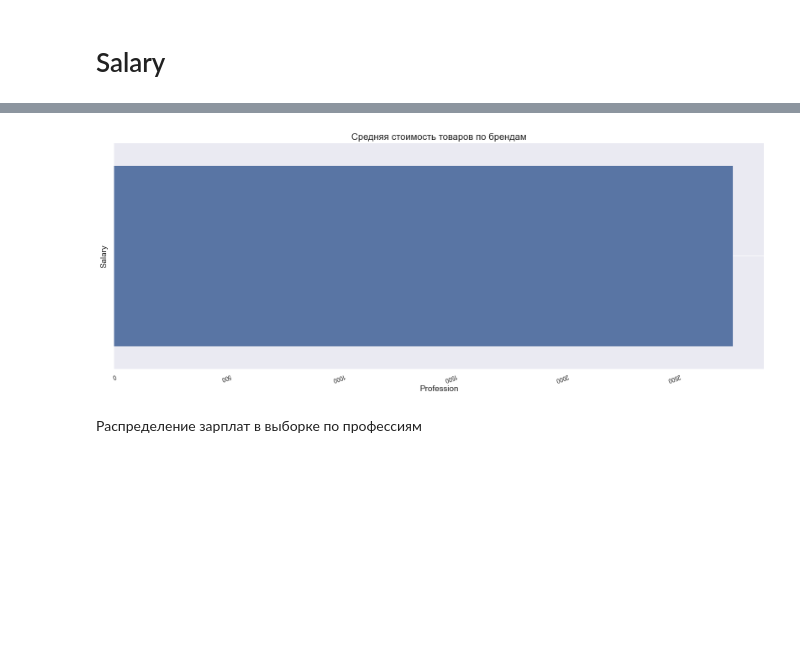
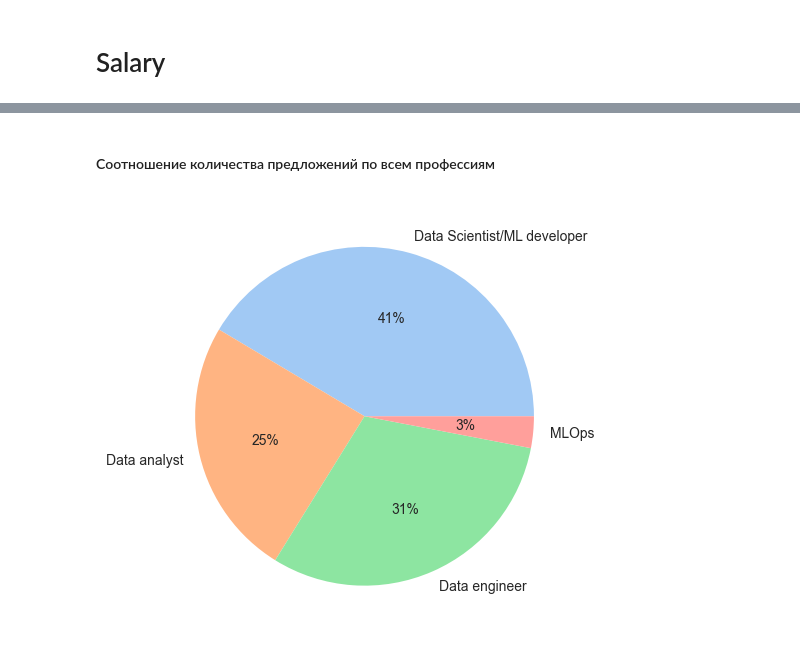
Before and after one commit to Lerrale/DE_vacancy_analysis, a Jupyter notebook: Job_Analysis_4_Analysis.ipynb, the cells around one changed output, grey strips where cells are left out. Drawn from its saved outputs; the diff is of its cells as text; code cells hidden in the pictures; blank space fills up the shorter version.

```diff
--- a/Job_Analysis_4_Analysis.ipynb
+++ b/Job_Analysis_4_Analysis.ipynb
@@ -61,37 +57,11 @@ df_salary
 |  | Нет опыта | NaN | NaN | NaN | NaN | NaN | NaN | NaN | NaN | ... |
 |  | От 1 года до 3 лет | 1565.0 | 2621.000000 | 2374.0 | 4000.0 | 2374.0 | 4162.000000 | 3324.0 | 7000.0 | ... |
 |  | От 3 до 6 лет | 2374.0 | 2889.833333 | 2702.5 | 4155.0 | 3395.0 | 4273.500000 | 4077.5 | 5936.0 | ... |
-# %%
-fig, axes = plt.subplots(nrows=1, ncols=1, figsize=(20, 7))
-barplot1 = sns.barplot(
-    data=df,
-    x='salary_mean',
-    hue='profession',
-    orient='v',
-    ci=None
-)
-barplot1.tick_params(axis='x', rotation=200);
-barplot1.set_title('Средняя стоимость товаров по брендам', fontsize=16);
-barplot1.set_xlabel('Profession', fontsize=14);
-barplot1.set_ylabel('Salary', fontsize=14);
-barplot1.grid()
-
-#barplot2 = sns.barplot(
-#    data=amazon_data,
-#    x='brand_name',
-#    y='price',
-#    hue='product_category',
-#    orient='v',
-#    ax = axes[1],
-#    ci=None,
-#    dodge=False
-#)
-#barplot2.tick_params(axis='x', rotation=70);
-#barplot2.set_title('Средняя стоимость товаров по брендам и категориям', fontsize=16);
-#barplot2.set_xlabel('Название бренда', fontsize=14);
-#barplot2.set_ylabel('Средняя цена', fontsize=14);
-#barplot2.grid()
-# %% [output]
-[figure, removed]
-# %% [markdown]
-Распределение зарплат в выборке по профессиям
+# %% [markdown]
+#### Соотношение количества предложений по всем профессиям
+# %%
+df_pie = df.groupby('profession').aggregate({'profession':'count'})
+plt.pie(df_pie.profession, labels = df_pie.index, colors = sns.color_palette('pastel')[ 0:5 ], autopct='%.0f%%')
+plt.show()
+# %% [output]
+[figure, added]
```
Also changed, not shown: parts of 12 cells of this notebook.
